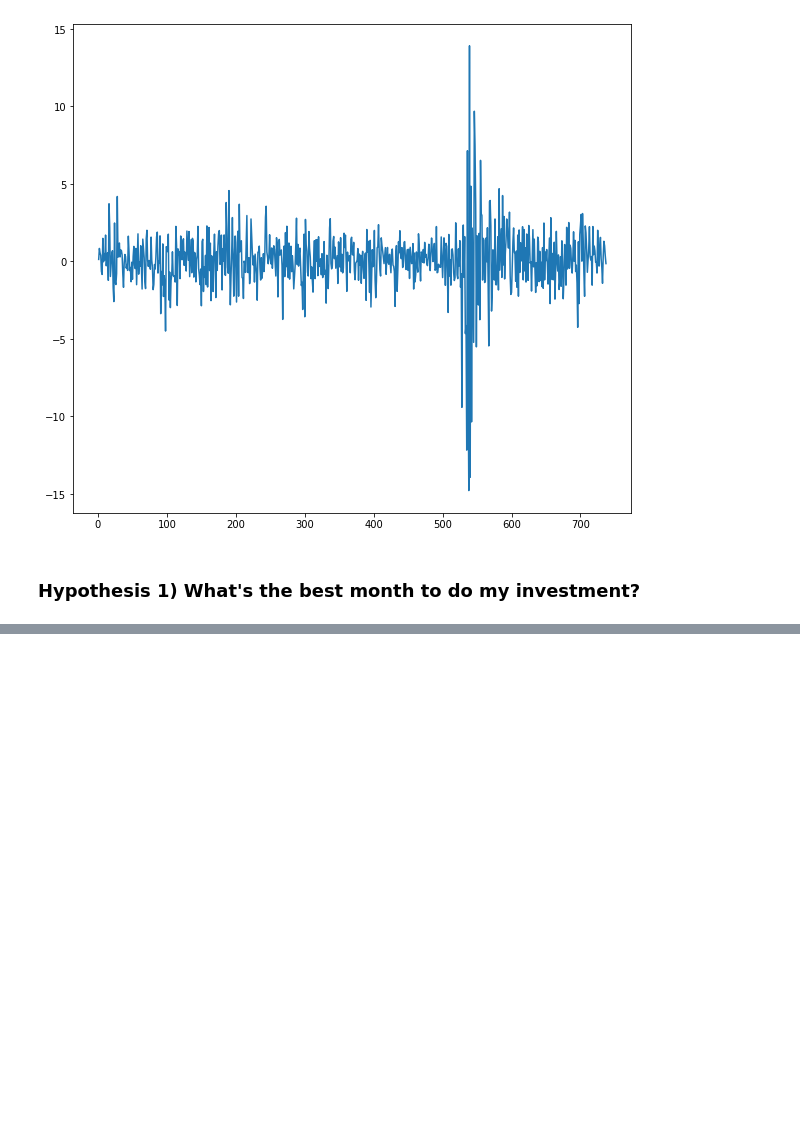
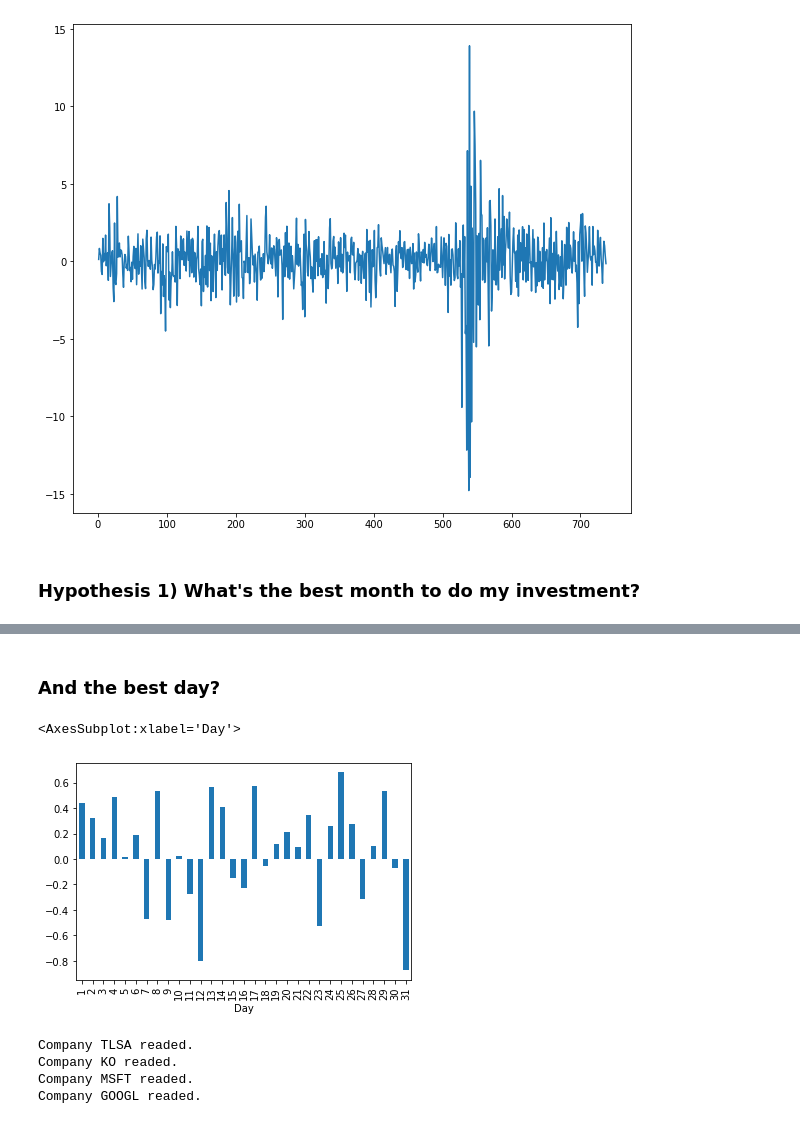
Before and after one commit to ITALOZDKJ/Me-tornando-um-analista-de-dados, a Jupyter notebook: times_series.ipynb, the cells around one changed output, grey strips where cells are left out. Drawn from its saved outputs; the diff is of its cells as text; code cells hidden in the pictures; blank space fills up the shorter version.

```diff
--- a/times_series.ipynb
+++ b/times_series.ipynb
@@ -390,0 +398,7 @@ df.groupby(by='Month').agg({'Rentability':'sum'}).plot(kind='bar')
+# %% [markdown]
+### And the best day?
+# %%
+df.groupby(by='Day').mean()['Rentability'].plot(kind='bar')
+# %% [output]
+<AxesSubplot:xlabel='Day'>
+[figure, added]
@@ -390,0 +407,14 @@ df.groupby(by='Month').agg({'Rentability':'sum'}).plot(kind='bar')
+# %%
+dfs = []
+for c in companys:
+    ticker = yf.Ticker(c)
+    df_aux = ticker.history(interval='1d', start='2018-01-01', end='2021-10-10')
+    df_aux.reset_index(inplace=True)
+    df_aux['Ticker'] = c
+    dfs.append(df_aux)
+    print(f'Company {c} readed.')
+# %% [output]
+Company TLSA readed.
+Company KO readed.
+Company MSFT readed.
+Company GOOGL readed.
```
Also changed, not shown: parts of 15 cells of this notebook.
